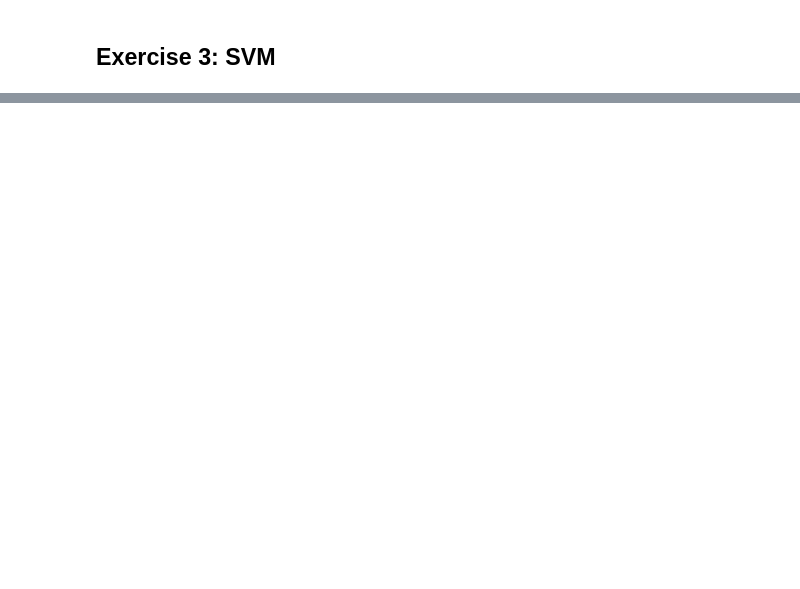
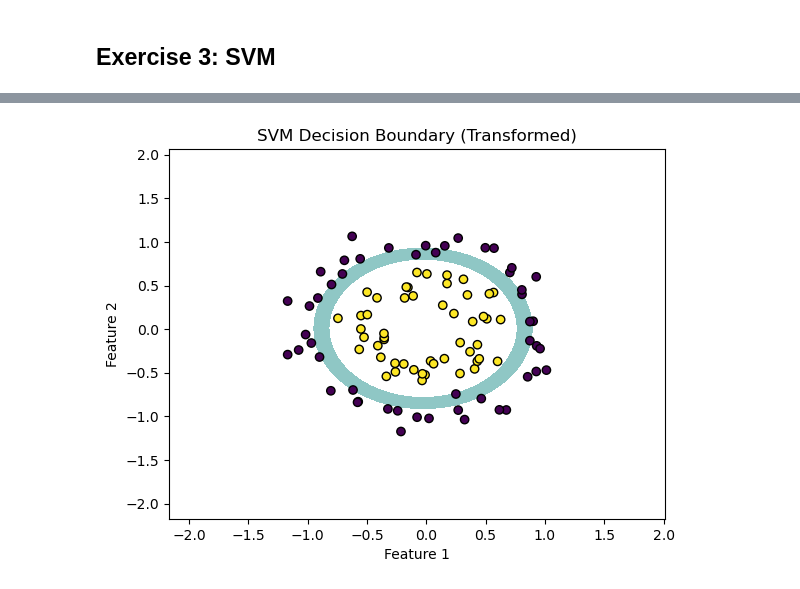
Before and after one commit to Tsumugivolle77/MLE-Sheets, a Jupyter notebook: sheet1/MLE25_sheet01.ipynb, the cells around one changed output, grey strips where cells are left out. Cells and saved outputs as stored; diff of their text form; code cells hidden in the pictures; blank space fills up the shorter version.

```diff
--- a/sheet1/MLE25_sheet01.ipynb
+++ b/sheet1/MLE25_sheet01.ipynb
@@ -378,23 +272,40 @@ y_circles = 2 * (y_circles - 0.5)  # Convert labels from {0,1} to {-1,1}
 # %%
 # ===========================
 # 4. Apply feature transformation
 # ===========================
 
 def transform_features(X):
     # TODO: compute feature transformation: f(x) = [x1, x2, x1^2 + x2^2]
-    return
+    x1 = X[:, 0]
+    x2 = X[:, 1]
+    return np.column_stack((x1, x2, x1**2 + x2**2))
 
 
 #TODO: Train SVM with linear kernel on transformed features
+X_transformed = transform_features(X_circles)
+svm_transformed = DualSVM(C=2.5, kernel="linear")
+svm_transformed.fit(X_transformed, y_circles)
 
 def plot_decision_boundary_transformed(X, y, model, title="SVM Decision Boundary (Transformed)"):
     # TODO: Implement plotting function for decision boundary in the transformed feature space
     # Hint: You could do this by creating a 2D meshgrid which you transform using the feature mapping.
     # Then, after evaluating the model on it, you can plot the result as a contour plot (plt.contourf).
-    ...
+    x_min, x_max = X[:, 0].min() - 1, X[:, 0].max() + 1
+    y_min, y_max = X[:, 1].min() - 1, X[:, 1].max() + 1
+    xx, yy = np.meshgrid(np.linspace(x_min, x_max, 100), np.linspace(y_min, y_max, 100))
+    Z = model.predict(transform_features(np.c_[xx.ravel(), yy.ravel()]))
+    Z = Z.reshape(xx.shape)
+    plt.contourf(xx, yy, Z, levels=[-1, 0], alpha=0.5)
+    plt.scatter(X[:, 0], X[:, 1], c=y, edgecolors='k', marker='o')
+    plt.title(title)
+    plt.xlabel("Feature 1")
+    plt.ylabel("Feature 2")
     plt.show()
 
 #TODO: Plot decision boundary in the transformed feature space
+plot_decision_boundary_transformed(X_circles, y_circles, svm_transformed)
+# %% [output]
+[figure, added]
 # %%
 # ===========================
 # 5. SVM with RBF Kernel on Circular Data
```
Also changed, not shown: parts of 19 cells of this notebook, 2 other files.
